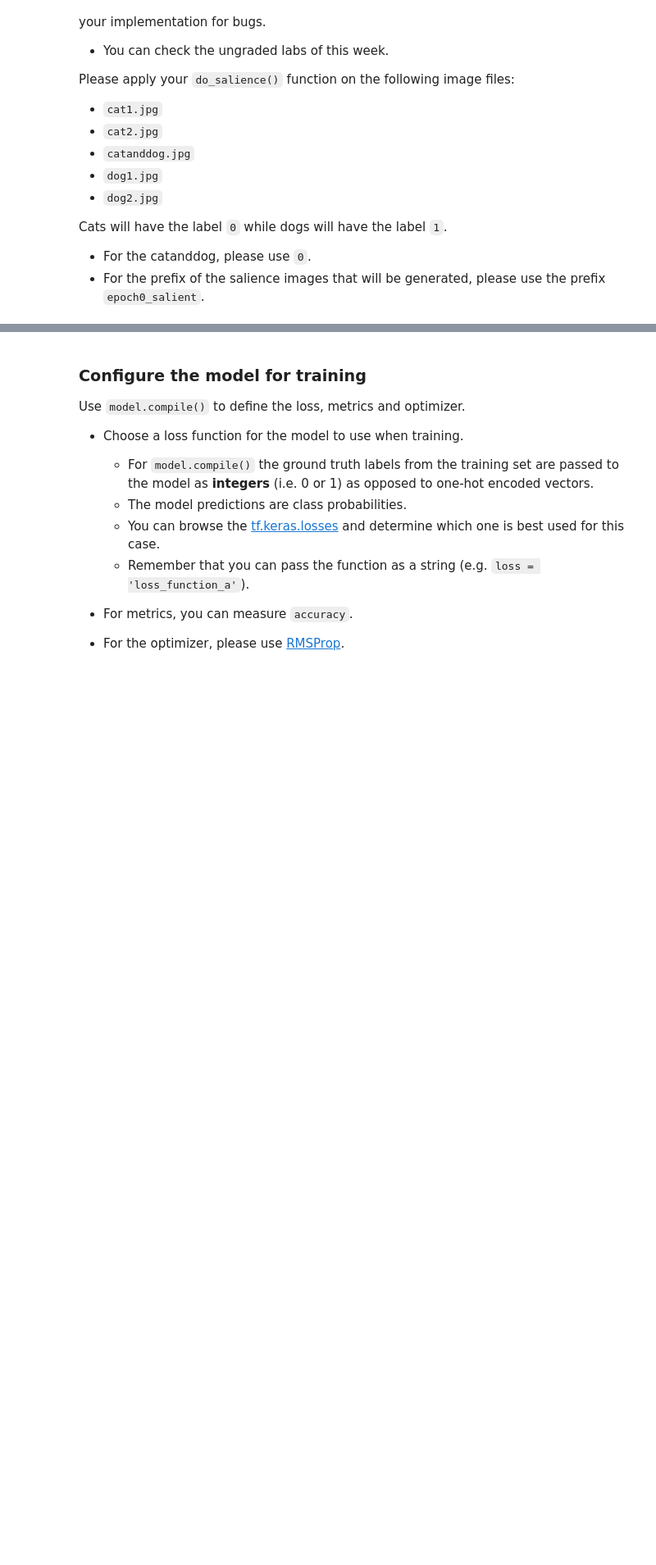
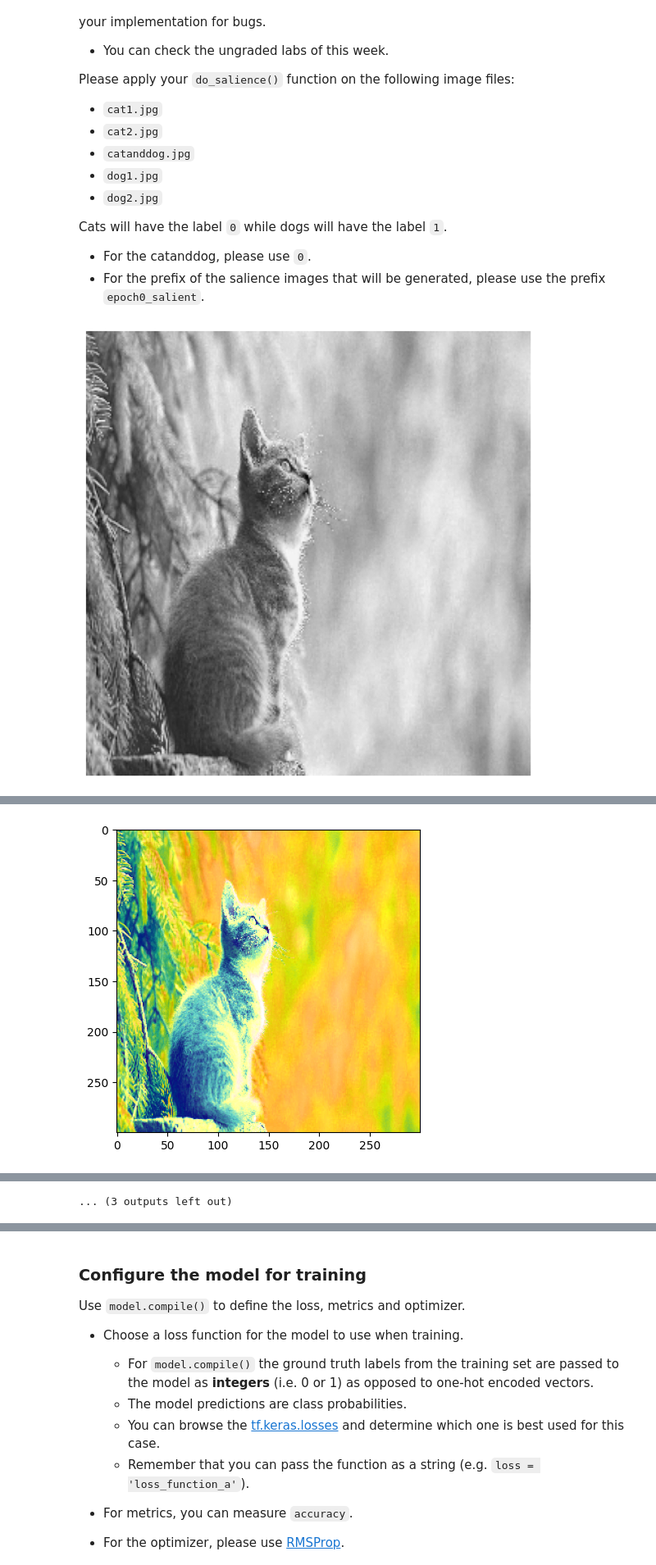
Before and after one commit to syrauff/C3_W1_Introduction, a Jupyter notebook: Course 3 - Advance Computer Vision/W4/assignment/C3W4_Assignment.ipynb, the cells around one changed output, grey strips where cells are left out. Shown at 82% size. Saved outputs shown, nothing was run; the diff lists cells and outputs as text; code cells hidden in the pictures; blank space fills up the shorter version.

```diff
--- a/Course 3 - Advance Computer Vision/W4/assignment/C3W4_Assignment.ipynb
+++ b/Course 3 - Advance Computer Vision/W4/assignment/C3W4_Assignment.ipynb
@@ -161,21 +237,28 @@ def do_salience(image, model, label, prefix):
 
   # Read the image and convert channel order from BGR to RGB
   # YOUR CODE HERE
+  img = cv2.imread(image)
+  img = cv2.cvtColor(img, cv2.COLOR_BGR2RGB)
 
   # Resize the image to 300 x 300 and normalize pixel values to the range [0, 1]
   # YOUR CODE HERE
-
+  img = tf.image.resize(img, (300, 300))
+  img = img / 255.0
 
   # Add an additional dimension (for the batch), and save this in a new variable
   # YOUR CODE HERE
-
+  img = tf.expand_dims(img, axis=0)
 
   # Declare the number of classes
   # YOUR CODE HERE
-
+  num_classes = 2
 
   # Define the expected output array by one-hot encoding the label
   # The length of the array is equal to the number of classes
+  # YOUR CODE HERE
+  expected_output = tf.one_hot([label], num_classes)
+
+  # Use tf.GradientTape() to watch the image
   # YOUR CODE HERE
 
 
@@ -187,15 +270,22 @@ def do_salience(image, model, label, prefix):
   # between the expected output and model predictions.
   # you may want to print the predictions to see if the probabilities adds up to 1
   # YOUR CODE HERE
-
+  with tf.GradientTape() as tape:
+    tape.watch(img)
+    predictions = model(tf.cast(img, tf.float32))
+    loss = tf.keras.losses.categorical_crossentropy(expected_output, predictions)
 
   # get the gradients of the loss with respect to the model's input image
   # YOUR CODE HERE
+  gradients = tape.gradient(loss, img)
 
+  # get the mean of the gradients
+  # YOUR CODE HERE
+  mean_gradients = tf.reduce_mean(gradients, axis=(0, 1, 2))
 
   # generate the grayscale tensor
   # YOUR CODE HERE
-
+  grayscale_tensor = tf.reduce_sum(tf.multiply(mean_gradients, img), axis=-1)
 
   # normalize the pixel values to be in the range [0, 255].
   # the max value in the grayscale tensor will be pushed to 255.
@@ -204,11 +294,16 @@ def do_salience(image, model, label, prefix):
   # Use tf.reduce_max, tf.reduce_min
   # Cast the tensor as a tf.uint8
   # YOUR CODE HERE
-
+  normalized_tensor = tf.cast(
+      255
+      * (grayscale_tensor - tf.reduce_min(grayscale_tensor))
+      / (tf.reduce_max(grayscale_tensor) - tf.reduce_min(grayscale_tensor)),
+      tf.uint8
+    )
 
   # Remove dimensions that are size 1
   # YOUR CODE HERE
-
+  normalized_tensor = tf.squeeze(normalized_tensor)
 
   # plot the normalized tensor
   # Set the figure size to 8 by 8
@@ -223,7 +318,11 @@ def do_salience(image, model, label, prefix):
   # optional: superimpose the saliency map with the original image, then display it.
   # we encourage you to do this to visualize your results better
   # YOUR CODE HERE
-
+  gradient_color = cv2.applyColorMap(np.uint8(255 * normalized_tensor.numpy()), cv2.COLORMAP_JET)
+  gradient_color = gradient_color / 255.0
+  superimposed_img = gradient_color * 0.5 + img[0]
+  plt.imshow(superimposed_img)
+  plt.show()
 
   # save the normalized tensor image to a file. this is already provided for you.
   salient_image_name = prefix + image
@@ -253,6 +352,13 @@ Cats will have the label `0` while dogs will have the label `1`.
 # %%
 # load initial weights
 model.load_weights('0_epochs.h5')
 
 # generate the saliency maps for the 5 test images
 # YOUR CODE HERE
+do_salience('cat1.jpg', model, 0, 'epoch0_salient')
+do_salience('cat2.jpg', model, 0, 'epoch0_salient')
+do_salience('catanddog.jpg', model, 0, 'epoch0_salient')
+do_salience('dog1.jpg', model, 1, 'epoch0_salient')
+do_salience('dog2.jpg', model, 1, 'epoch0_salient')
+# %% [output]
+[figure, added]
@@ -258,0 +366 @@ model.load_weights('0_epochs.h5')
+[figure, added]
@@ -259,3 +376,4 @@ model.load_weights('0_epochs.h5')
+... (3 outputs left out)
 # %% [markdown]
 With untrained weights, you will see something like this in the output.
 - You will see strong pixels outside the cat that the model uses that when classifying the image.
```
Also changed, not shown: parts of 14 cells of this notebook.
